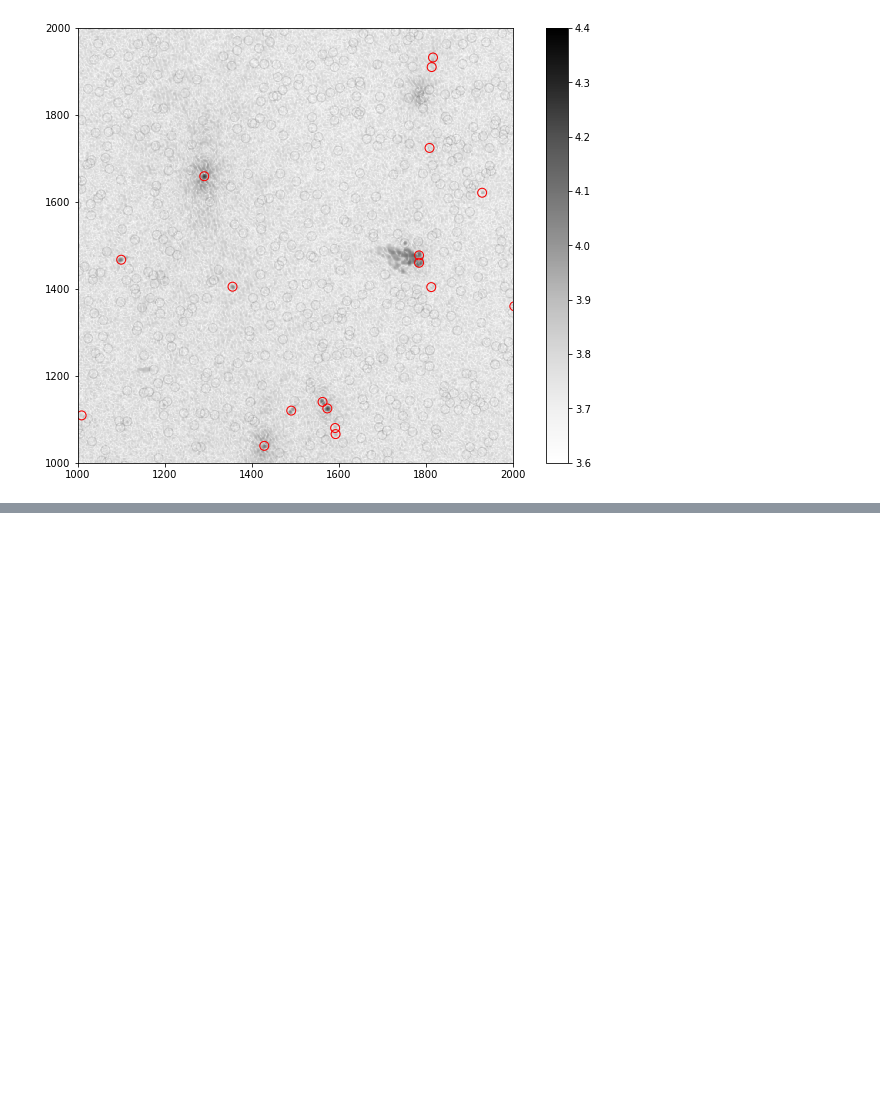
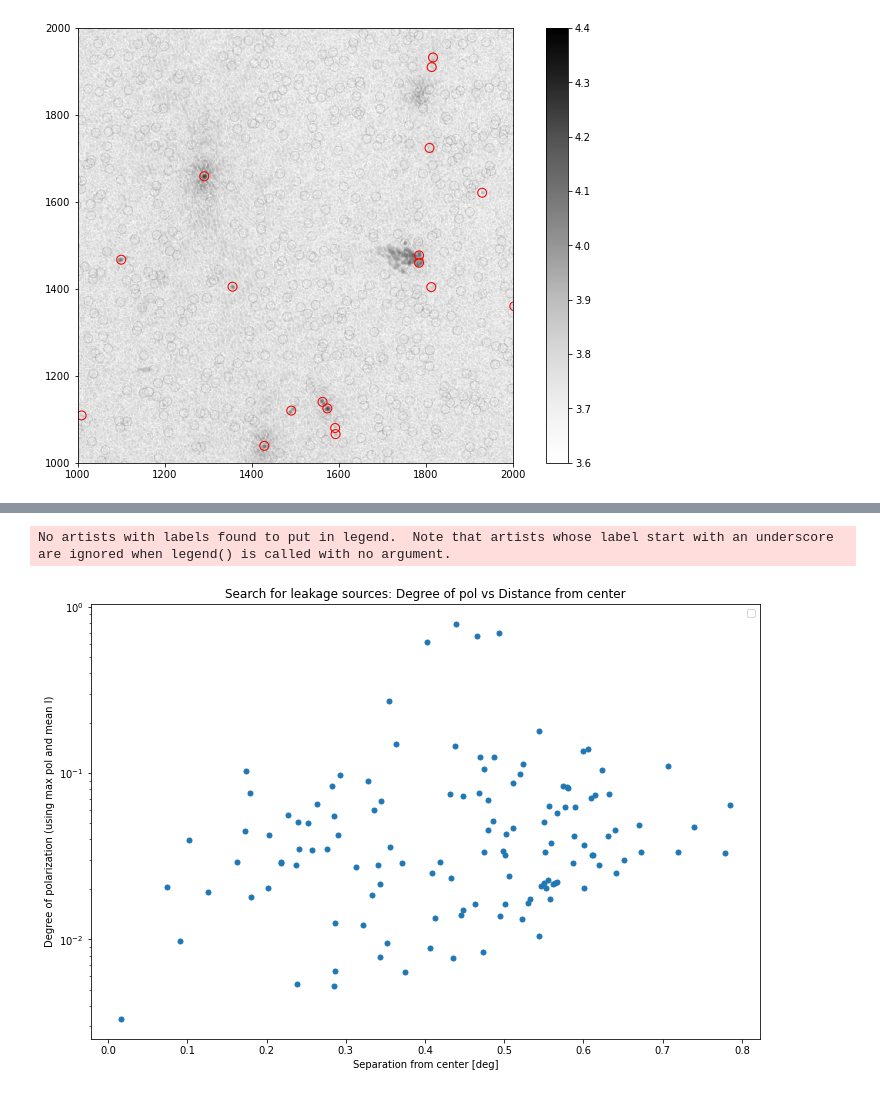
Before and after one commit to Woutmg/Meerkat_FracPol_New, a Jupyter notebook: RMS analyser.ipynb, the cells around one changed output, grey strips where cells are left out. Saved outputs shown, nothing was run; the diff lists cells and outputs as text; code cells hidden in the pictures; blank space fills up the shorter version.

```diff
--- a/RMS analyser.ipynb
+++ b/RMS analyser.ipynb
@@ -200,13 +267,12 @@ plt.show()
 # %%
 plt.figure(figsize=(12,8))
-plt.title('Search for leakage sources: Degree of pol vs I')
-for n in range(1):
-    plt.scatter(flux_measurements_I[n], Linpol[n]/flux_measurements_I[n], color=((11-n)/12,0,n/12), label='Freq band '+str(n+1), s=0.5)
-plt.xlabel('Intensity I [mJy]')
-plt.ylabel('Degree of polarization')
+plt.title('Search for leakage sources: Degree of pol vs Distance from center')
+plt.scatter(distances_pointing, polint[polarized_mask]/np.mean(flux_measurements_I,axis=0)[polarized_mask],s=25)
+plt.xlabel('Separation from center [deg]')
+plt.ylabel('Degree of polarization (using max pol and mean I)')
 plt.yscale('log')
-plt.xscale('log')
-#plt.xlim(1e-6, 1e-3)
-#plt.ylim(1e-2, 1e2)
 plt.legend()
 plt.show()
+# %% [output]
+No artists with labels found to put in legend.  Note that artists whose label start with an underscore are ignored when legend() is called with no argument.
+[figure, added]
```
Also changed, not shown: parts of 10 cells of this notebook, 7 other files.
